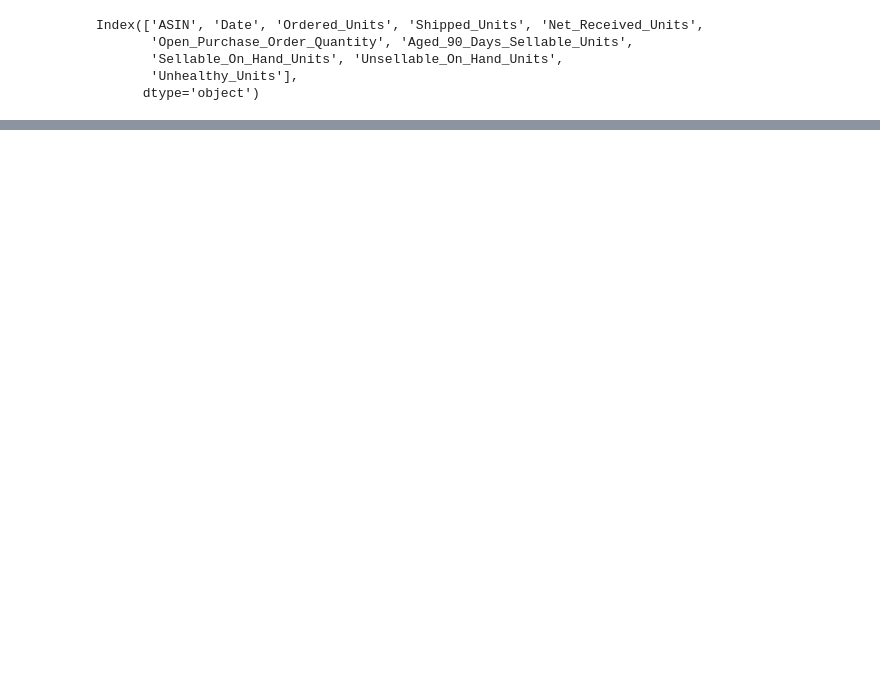
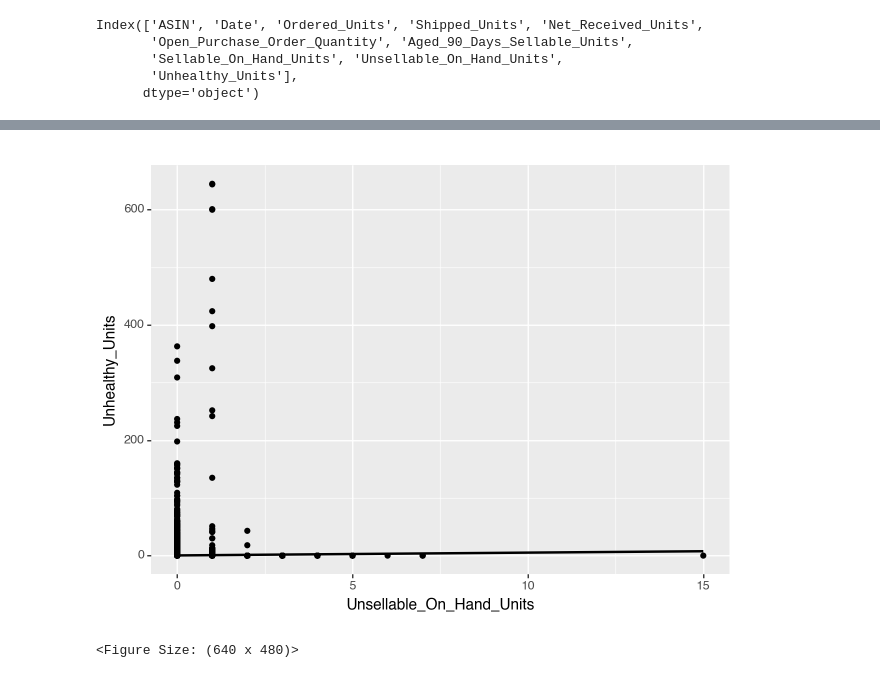
Before and after one commit to wparnell1/math608_project, a Jupyter notebook: math608_project.ipynb, the cells around one changed output, grey strips where cells are left out. Drawn from its saved outputs; the diff is of its cells as text; code cells hidden in the pictures; blank space fills up the shorter version.

```diff
--- a/math608_project.ipynb
+++ b/math608_project.ipynb
@@ -119 +71,4 @@ dtype: object
+# %%
+# can repeat starting here
+df = pd.read_csv('unhealthy_units_project.csv', low_memory=False)
 # %%
@@ -187,0 +136,7 @@ df.to_csv('project_linear_regression.csv')
+# %%
+pn.ggplot(df, pn.aes("Unsellable_On_Hand_Units", "Unhealthy_Units")) + \
+    pn.geom_point() + \
+    pn.geom_smooth(method = "lm", se = False)
+# %% [output]
+[figure, added]
+<Figure Size: (640 x 480)>
```
Also changed, not shown: parts of 44 cells of this notebook, 1 other file.
